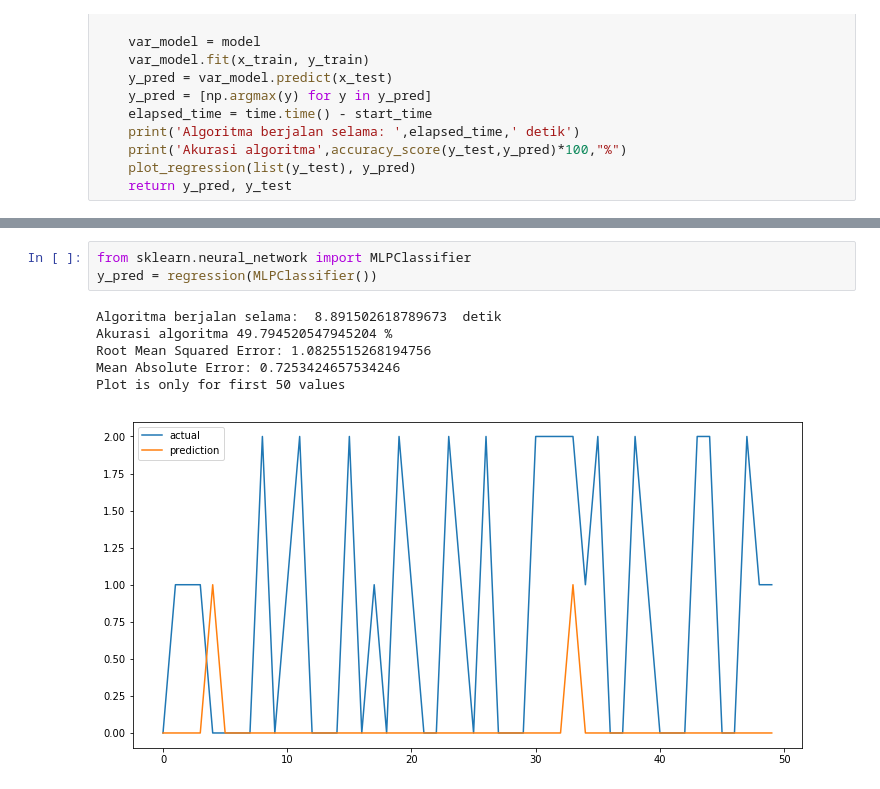
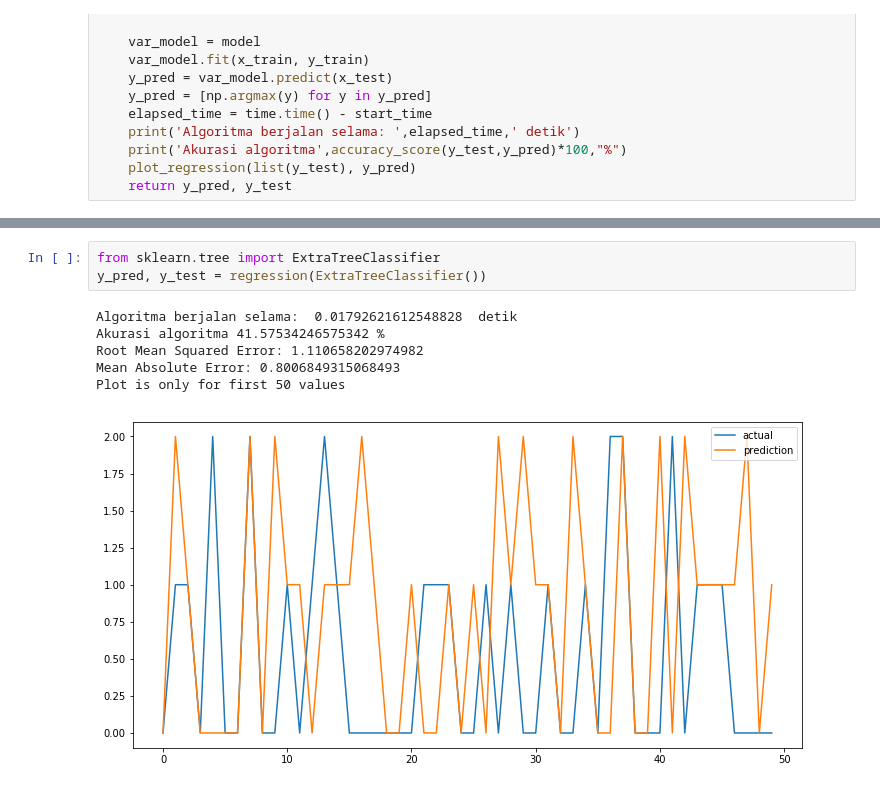
Before and after one commit to sangbijaksana/prediksi-sepakbola, a Jupyter notebook: eksperimen_sementara.ipynb, the cells around one changed output, grey strips where cells are left out. Drawn from its saved outputs; the diff is of its cells as text.

```diff
--- a/eksperimen_sementara.ipynb
+++ b/eksperimen_sementara.ipynb
@@ -114,13 +114,13 @@ Plot is only for first 50 values
 # %%
-from sklearn.neural_network import MLPClassifier
-y_pred = regression(MLPClassifier())
+from sklearn.tree import ExtraTreeClassifier
+y_pred, y_test = regression(ExtraTreeClassifier())
 # %% [output]
-Algoritma berjalan selama:  8.891502618789673  detik
-Akurasi algoritma 49.794520547945204 %
-Root Mean Squared Error: 1.0825515268194756
-Mean Absolute Error: 0.7253424657534246
+Algoritma berjalan selama:  0.01792621612548828  detik
+Akurasi algoritma 41.57534246575342 %
+Root Mean Squared Error: 1.110658202974982
+Mean Absolute Error: 0.8006849315068493
 Plot is only for first 50 values
-[figure, old version]
+[figure, new version]
 # %%
 from sklearn.ensemble import RandomForestClassifier
 y_pred = regression(RandomForestClassifier())
```
Also changed, not shown: parts of 6 cells of this notebook.
